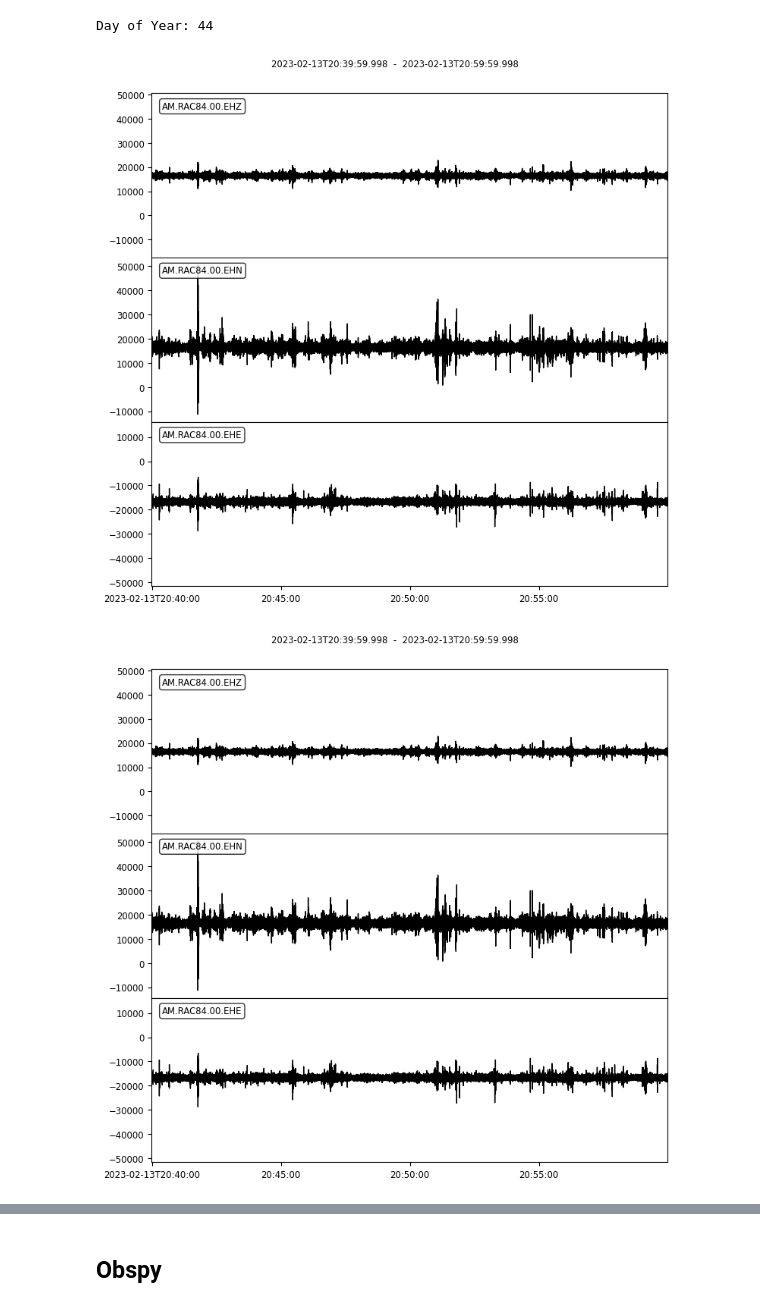
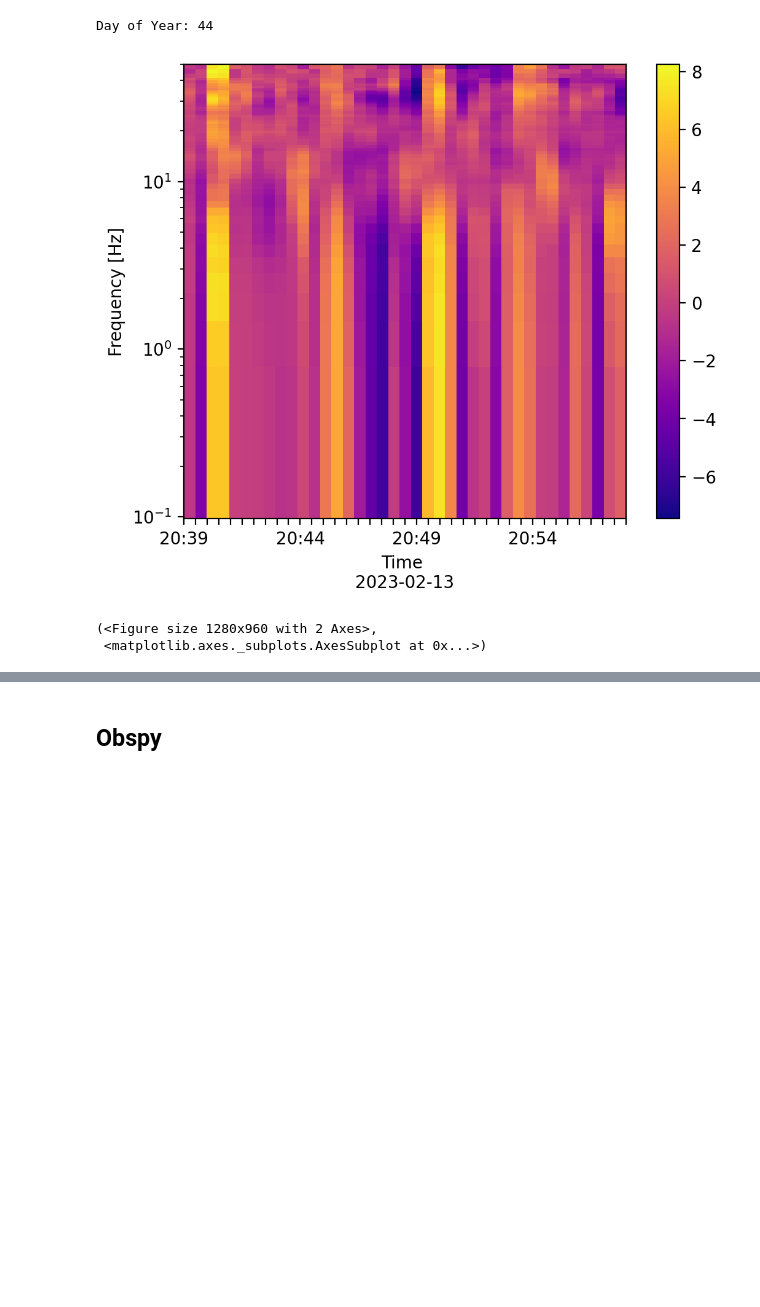
Before and after one commit to RJbalikian/SPRIT-HVSR, a Jupyter notebook: workingNotebook.ipynb, the cells around one changed output, grey strips where cells are left out. Cells and saved outputs as stored; diff of their text form; code cells hidden in the pictures; blank space fills up the shorter version.

Commit message:
Plotting updates

```diff
--- a/workingNotebook.ipynb
+++ b/workingNotebook.ipynb
@@ -13,8 +13,8 @@ import numpy as np
 
 import hvsr.hvsr as hvsr
 
-dPath = r"C:\Users\balikian\OneDrive - University of Illinois - Urbana\Data_OneDrive\Seismic\HVSR\Data\RAC84\\"[:-1]
-mPath = r'C:\Users\balikian\LocalData\CodesScripts\Github\HoVerSpectRa\resources\raspshake_metadata.inv'
+dPath = r"C:\Users\riley\OneDrive - University of Illinois - Urbana\Data_OneDrive\Seismic\HVSR\Data\RAC84\\"[:-1]
+mPath = r'C:\Users\riley\LocalData\CodesScripts\Github\HoVerSpectRa\resources\raspshake_metadata.inv'
 
 dirPath = pathlib.Path(dPath)
 metaPath = pathlib.Path(mPath)
@@ -53,5 +53,8 @@ params
 inv = hvsr.updateShakeMetadata(params['metaPath'])
 paz = hvsr.getShakeMetadata(inv)
 inStream = hvsr.fetchdata(dPath, inv, date=params['date'])
+stream = hvsr.trimdata(inStream, start=params['starttime'], end=params['endtime'], export='mseed', exportdir=r'C:\Users\riley\LocalData\Temp', sitename='TEST01')
+ppsds = hvsr.generatePPSDs(stream=stream, paz=paz, ppsd_length=60)
+hvsr_calc = hvsr.process_hvsr(ppsds, method=4, site='TEST01')
 # %% [output]
 Day of Year: 44
@@ -60,5 +61,6 @@ stream = hvsr.trimdata(inStream, start=params['starttime'], end=params['endtime'
-# %%
-stream.plot()
-# %% [output]
-[figure, removed]
-[figure, removed]
+# %%
+hvsr.hvsrPlot(hvsr_calc, kind='specgram', cmap='plasma', detrend=True)
+# %% [output]
+[figure, added]
+(<Figure size 1280x960 with 2 Axes>,
+ <matplotlib.axes._subplots.AxesSubplot at 0x...>)
```
Also changed, not shown: parts of 8 cells of this notebook, 2 other files.
